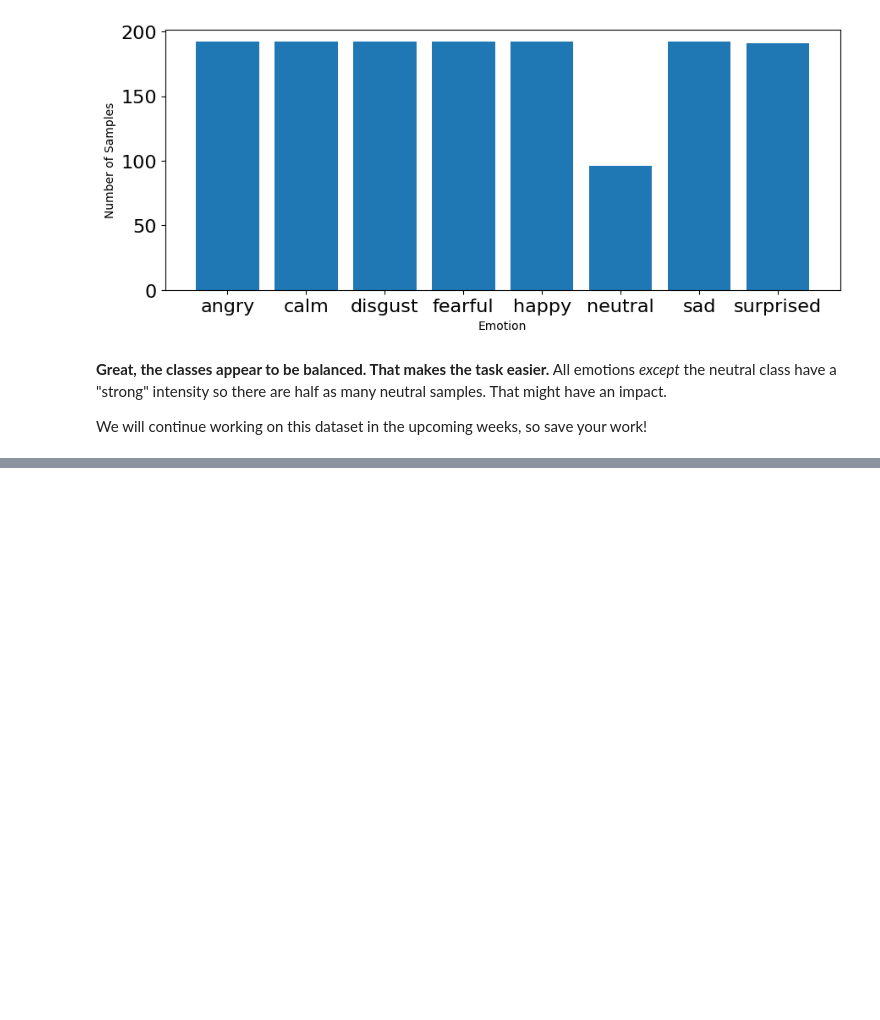
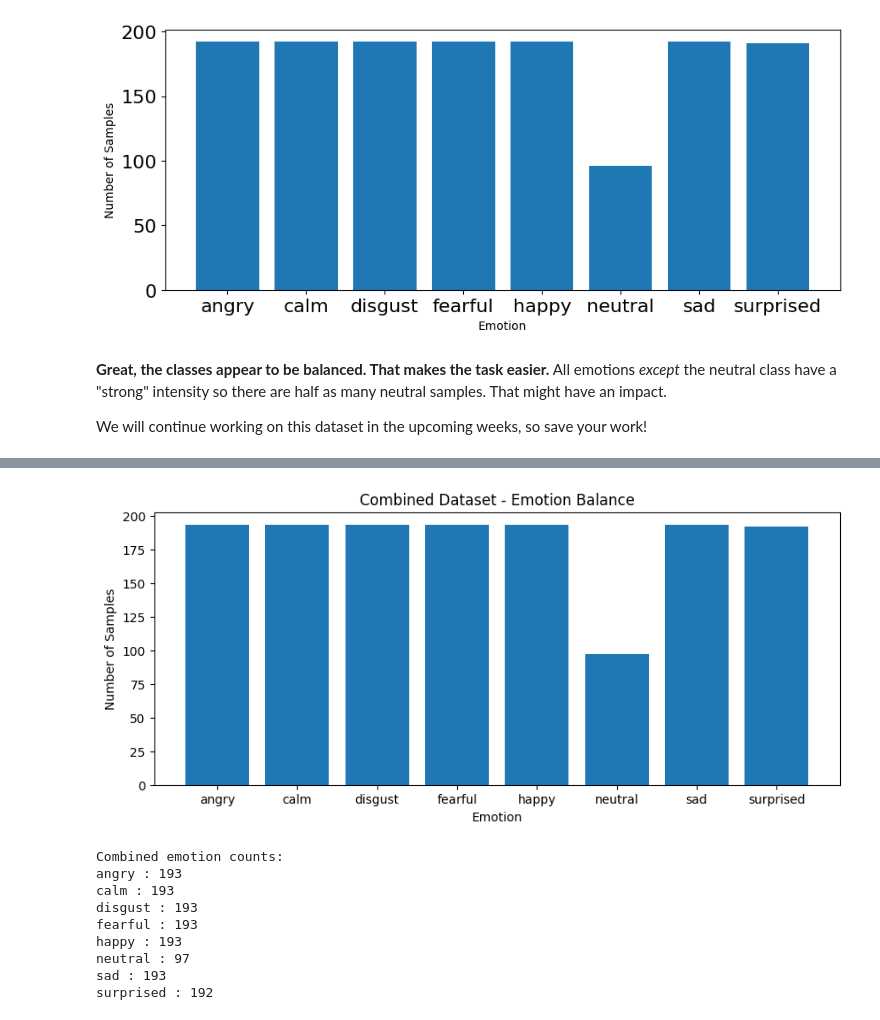
Before and after one commit to mahla-aghapour/Week2-DataPreprocessing, a Jupyter notebook: Week 2.ipynb, the cells around one changed output, grey strips where cells are left out. Cells and saved outputs as stored; diff of their text form; code cells hidden in the pictures; blank space fills up the shorter version.

```diff
--- a/Week 2.ipynb
+++ b/Week 2.ipynb
@@ -877,0 +823,29 @@ Name: count, dtype: int64
+# %%
+# 3) Combined dataset: RAVDESS + my voice
+combined_emotions = np.concatenate([ravdess_emotions, my_emotions])
+combined_gender = np.concatenate([ravdess_gender, my_gender])
+
+emotion_list, count = np.unique(combined_emotions, return_counts=True)
+
+plt.figure(figsize=(10,4))
+plt.bar(x=range(len(emotion_list)), height=count)
+plt.xticks(ticks=range(len(emotion_list)), labels=emotion_list)
+plt.xlabel("Emotion")
+plt.ylabel("Number of Samples")
+plt.title("Combined Dataset - Emotion Balance")
+plt.show()
+
+print("Combined emotion counts:")
+for emotion, number in zip(emotion_list, count):
+    print(emotion, ":", number)
+# %% [output]
+[figure, added]
+Combined emotion counts:
+angry : 193
+calm : 193
+disgust : 193
+fearful : 193
+happy : 193
+neutral : 97
+sad : 193
+surprised : 192
```
Also changed, not shown: parts of 21 cells of this notebook.
